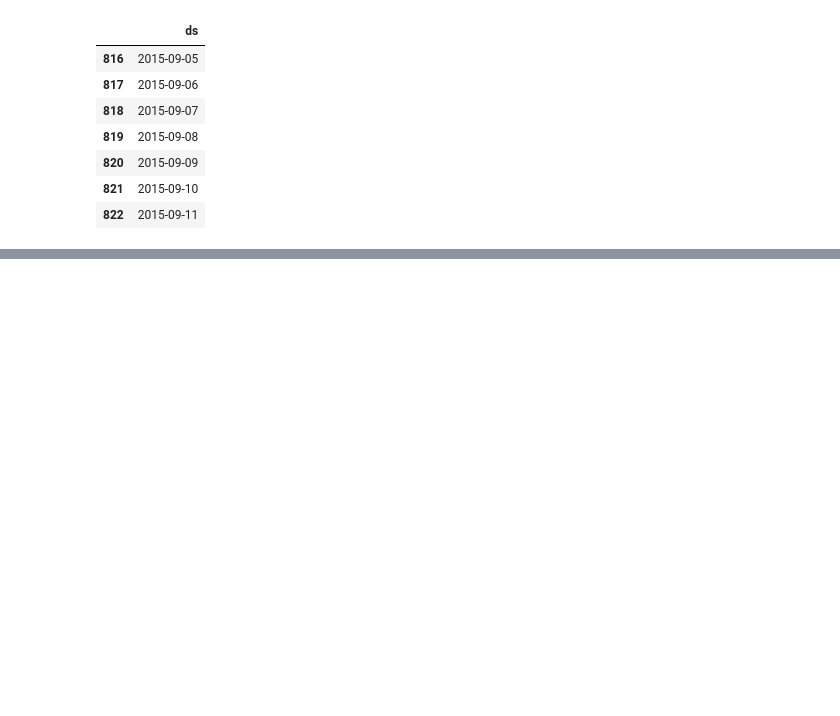
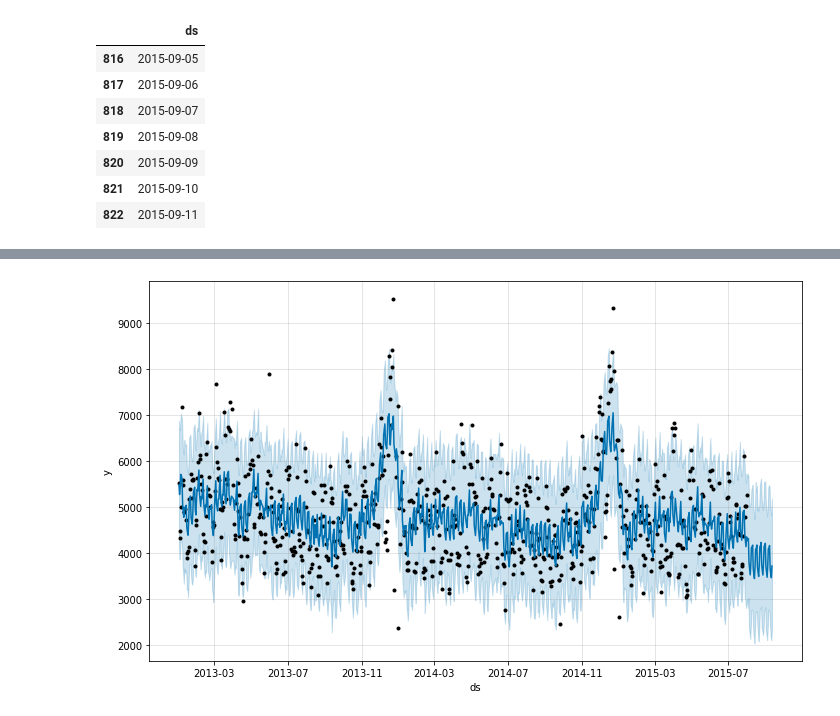
Before and after one commit to AbdurRehman1234/FYPSalesforecasting, a Jupyter notebook: project.ipynb, the cells around one changed output, grey strips where cells are left out. Drawn from its saved outputs; the diff is of its cells as text; code cells hidden in the pictures; blank space fills up the shorter version.

```diff
--- a/project.ipynb
+++ b/project.ipynb
@@ -516,0 +521,4 @@ forecastsales[['ds','yhat','yhat_lower', 'yhat_upper']].tail(7)
+# %%
+fbmodel.plot(forecastsales);
+# %% [output]
+[figure, added]
```
Also changed, not shown: parts of 8 cells of this notebook, 2 other files.
